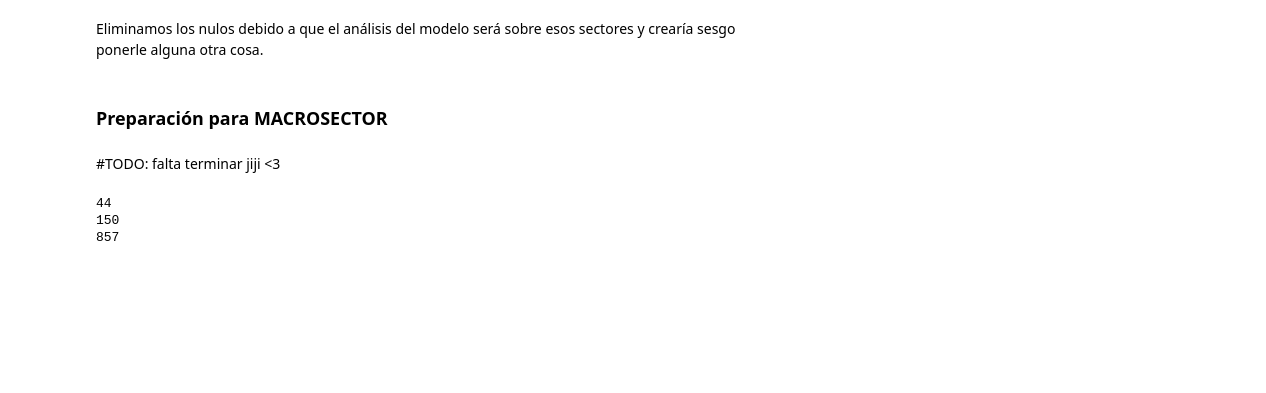
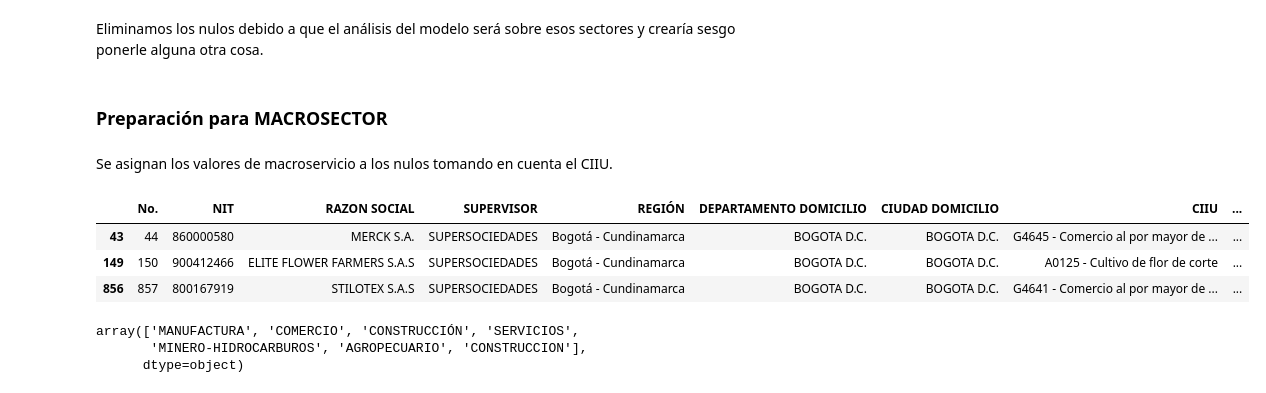
Before and after one commit to Gatos-de-negocios-BI/Laboratorio_2, a Jupyter notebook: entendimiento-preparacion.ipynb, the cells around one changed output. Saved outputs shown, nothing was run; the diff lists cells and outputs as text; code cells hidden in the pictures; blank space fills up the shorter version.

```diff
--- a/entendimiento-preparacion.ipynb
+++ b/entendimiento-preparacion.ipynb
@@ -217,13 +217,13 @@ Eliminamos los nulos debido a que el análisis del modelo será sobre esos secto
 data = data[pd.notnull(data['CIIU'])]
 # %% [markdown]
 <h3>Preparación para MACROSECTOR</h3>
-# %% [markdown]
-#TODO: falta terminar jiji <3
+# %% [markdown]
+Se asignan los valores de macroservicio a los nulos tomando en cuenta el CIIU.
 # %%
 filtro = data[pd.isnull(data["MACROSECTOR"])]
-for i in filtro["No."]:
-    data.loc[i-1, 'MACROSECTOR'] = data['CIIU' == filtro["CIIU"]]
+filtro.head()
 # %% [output]
-44
-150
-857
+|  | No. | NIT | RAZON SOCIAL | SUPERVISOR | REGIÓN | DEPARTAMENTO DOMICILIO | CIUDAD DOMICILIO | CIIU | ... |
+| 43 | 44 | 860000580 | MERCK S.A. | SUPERSOCIEDADES | Bogotá - Cundinamarca | BOGOTA D.C. | BOGOTA D.C. | G4645 - Comercio al por mayor de ... | ... |
+| 149 | 150 | 900412466 | ELITE FLOWER FARMERS S.A.S | SUPERSOCIEDADES | Bogotá - Cundinamarca | BOGOTA D.C. | BOGOTA D.C. | A0125 - Cultivo de flor de corte | ... |
+| 856 | 857 | 800167919 | STILOTEX S.A.S | SUPERSOCIEDADES | Bogotá - Cundinamarca | BOGOTA D.C. | BOGOTA D.C. | G4641 - Comercio al por mayor de ... | ... |
@@ -229,0 +239,6 @@ for i in filtro["No."]:
+# %%
+data['MACROSECTOR'].unique()
+# %% [output]
+array(['MANUFACTURA', 'COMERCIO', 'CONSTRUCCIÓN', 'SERVICIOS',
+       'MINERO-HIDROCARBUROS', 'AGROPECUARIO', 'CONSTRUCCION'],
+      dtype=object)
```
Also changed, not shown: parts of 18 cells of this notebook.
